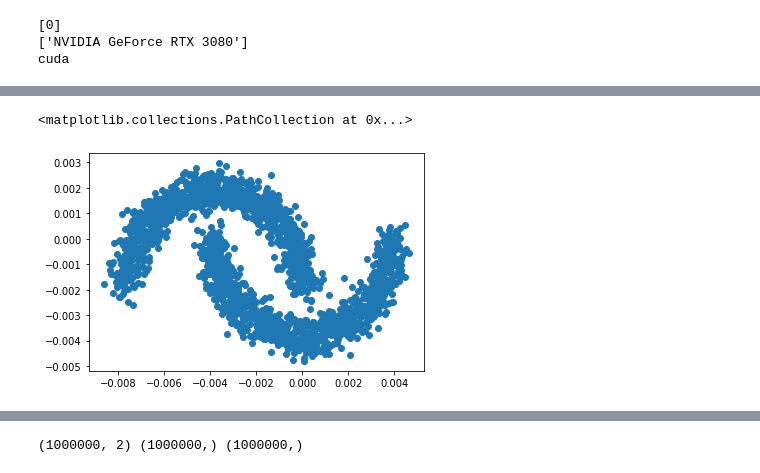
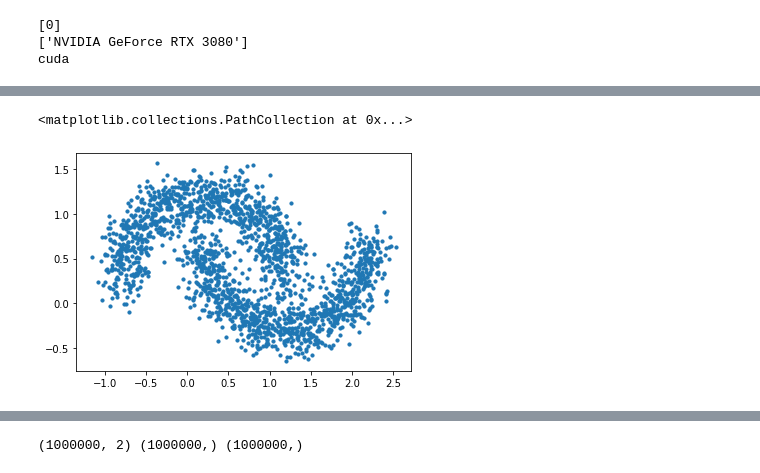
Before and after one commit to BeopGyu/MetaPseudoLabel_TwoMoon, a Jupyter notebook: 230306_TwoMoon.ipynb, the cells around one changed output, grey strips where cells are left out. Saved outputs shown, nothing was run; the diff lists cells and outputs as text; code cells hidden in the pictures.

```diff
--- a/230306_TwoMoon.ipynb
+++ b/230306_TwoMoon.ipynb
@@ -43,12 +48,9 @@ plt.scatter(points_l[:,0],points_l[:,1])
-# %%
-mean = 0
-std = 0.01
-
-point_noise = points * random.gauss(mu=mean, sigma=std)
-plt.scatter(point_noise[:,0],point_noise[:,1])
-# %% [output]
-<matplotlib.collections.PathCollection at 0x...>
-[figure, removed]
+# %%
+point_noise = points + torch.rand(size=points.shape).numpy() * 0.4
+plt.scatter(point_noise[:,0],point_noise[:,1], s=10)
+# %% [output]
+<matplotlib.collections.PathCollection at 0x...>
+[figure, added]
 # %%
 class TMClassifier(nn.Module):
     def __init__(self) -> None:
```
Also changed, not shown: parts of 20 cells of this notebook, 2 other files.
